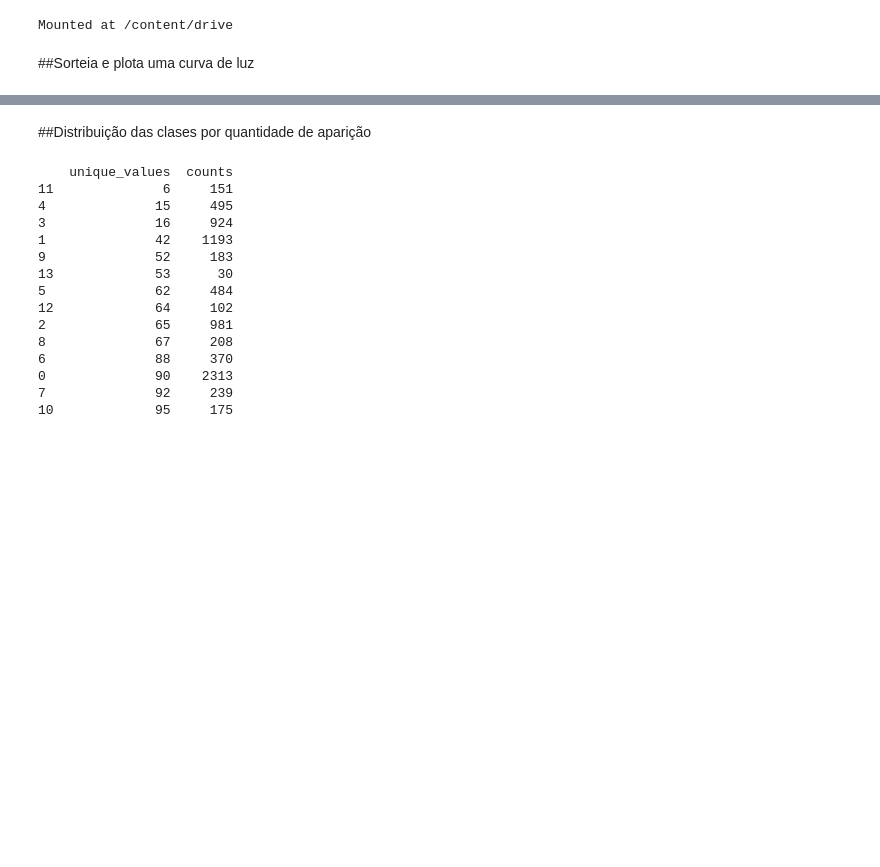
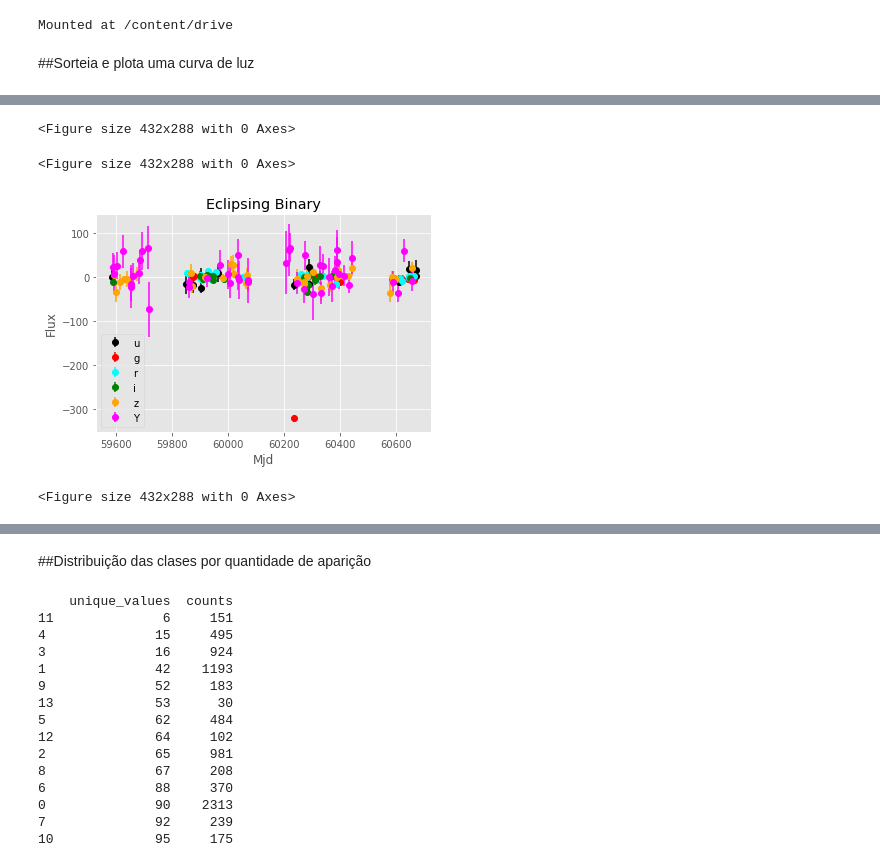
Before and after one commit to MarcoBarroca/VI_EAFEXP_Proj3, a Jupyter notebook: projetos/Rafael.ipynb, the cells around one changed output, grey strips where cells are left out. Drawn from its saved outputs; the diff is of its cells as text; code cells hidden in the pictures; blank space fills up the shorter version.

```diff
--- a/projetos/Rafael.ipynb
+++ b/projetos/Rafael.ipynb
@@ -61,0 +202,59 @@ plt.plot(x,y, '.', linestyle='solid',  mfc='none', mec='b', markersize=24, marke
+# %%
+
+mg_df = lightcurves_train.merge(metadata_train[['object_id', 'target']], how= 'inner', on = 'object_id')
+#print(mg_df)
+#data_df = mg_df.merge(metadata_train[['object_id', 'passband']], how= 'inner', on = 'object_id')
+
+z = 16
+name = 'Eclipsing Binary'
+
+
+x = mg_df.query('target == {}'.format(z)).sample(1)['object_id'].values
+id = lightcurves_train[np.array(lightcurves_train['object_id']) == x]
+
+
+
+
+
+
+
+plt.figure()
+lc_data = id[['mjd', 'flux', 'flux_err', 'passband']].values
+colors = ['k', 'r', 'cyan', 'g', 'orange', 'magenta']
+bands = 'ugrizY'
+
+
+fig, ax1 = plt.subplots()
+
+ax1.set(
+    axisbelow=True,  # Hide the grid behind plot objects
+    ylabel='Flux',
+    xlabel='Mjd',
+)
+handles, labels = ax1.get_legend_handles_labels()
+lgd = ax1.legend(handles, labels, loc='upper center', bbox_to_anchor=(0.4,0.3))
+
+
+
+
+for i in range(6):
+  mask = lc_data[:,3] == i
+  lc_band = lc_data[mask]
+  plt.errorbar(lc_band[:,0], lc_band[:,1], yerr=lc_band[:,2], marker='o', ls='', color=colors[i], label=bands[i])
+
+plt.title('{}'.format(name))
+plt.legend(loc='best')
+
+
+
+
+
+
+
+
+plt.figure()
+# %% [output]
+<Figure size 432x288 with 0 Axes>
+<Figure size 432x288 with 0 Axes>
+[figure, added]
+<Figure size 432x288 with 0 Axes>
```
Also changed, not shown: parts of 7 cells of this notebook.
